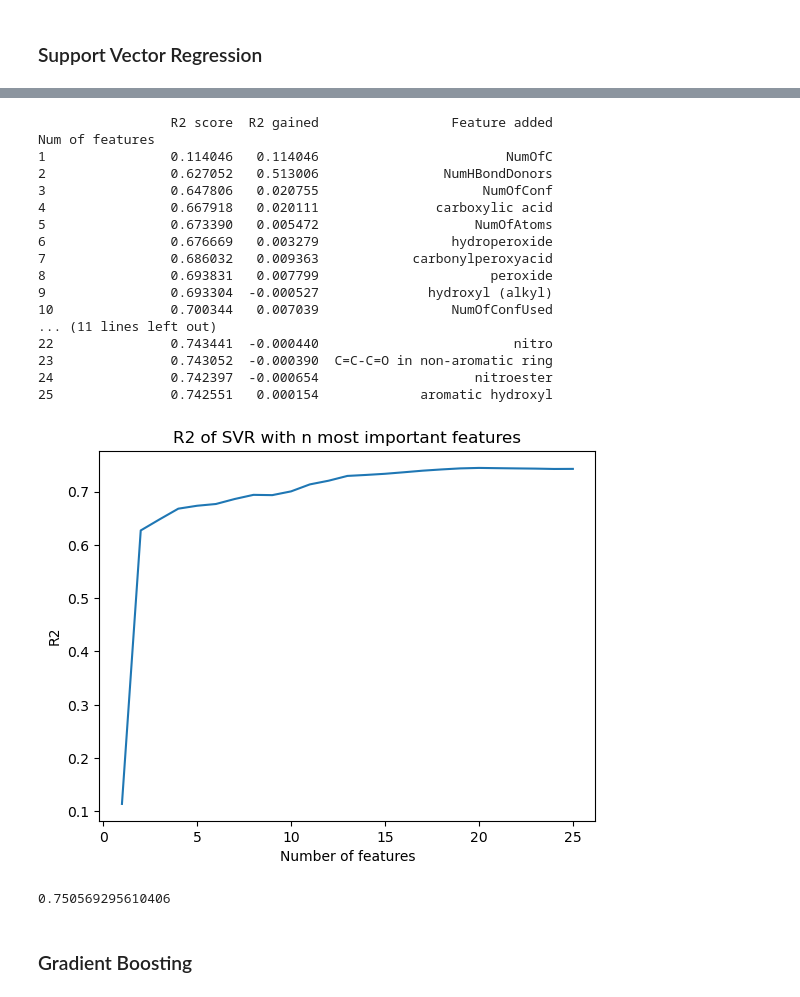
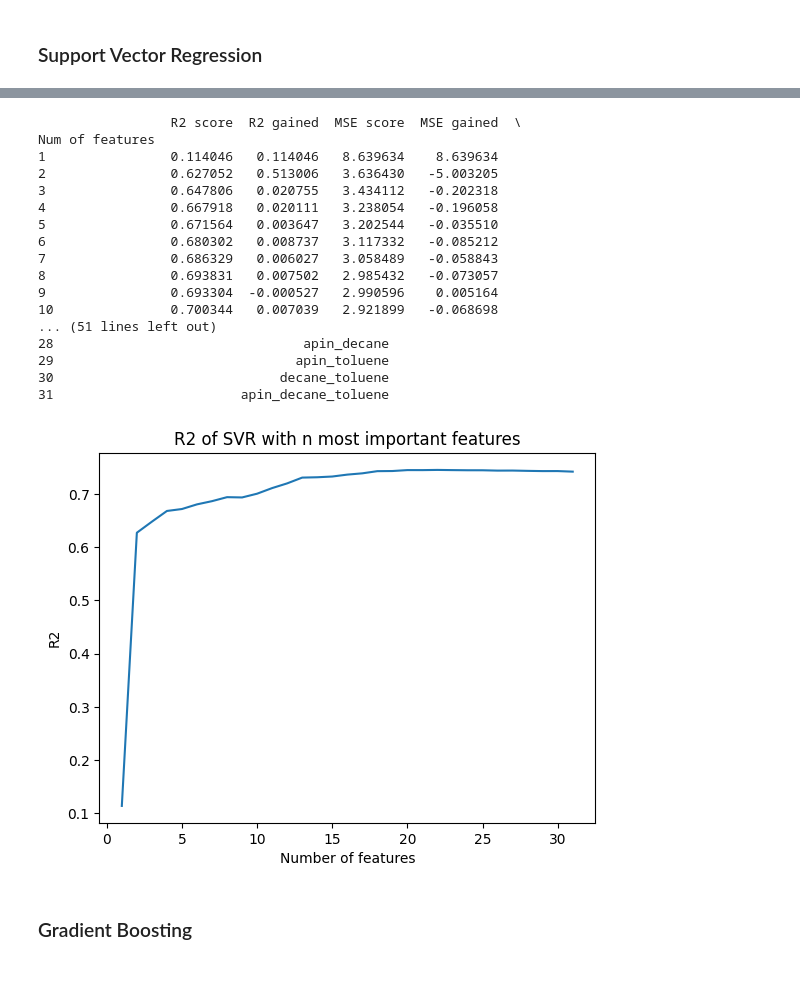
Before and after one commit to iml-term-project/project, a Jupyter notebook: okko/model_selection.ipynb, the cells around one changed output, grey strips where cells are left out. Cells and saved outputs as stored; diff of their text form; code cells hidden in the pictures.

```diff
--- a/okko/model_selection.ipynb
+++ b/okko/model_selection.ipynb
@@ -37,3 +21,15 @@ train_y = train['log_pSat_Pa']
+# %%
+train = train.loc[np.all(train.notna(), axis=1), :]
+train = train.join(pd.get_dummies(train['parentspecies'], dtype=int))
+train = train.drop('parentspecies', axis=1)
+test.loc[test['parentspecies'].isna(), 'parentspecies'] = 'toluene'
+test = test.join(pd.get_dummies(test['parentspecies'], dtype=int))
+test = test.drop('parentspecies', axis=1)
+dropped_features = ['log_pSat_Pa', 'ID']
+train_x = train.loc[:, ~train.columns.isin(dropped_features)]
+train_y = train['log_pSat_Pa']
+test_x = test.loc[:, ~test.columns.isin(dropped_features)]
+test_x.loc[:, 'decane_toluene'] = 0
 # %% [markdown]
 ## Default model scores
 # %%
@@ -128,14 +156,16 @@ dtype: float64
 try:
     with open('../pickles/rf_feature_selection_results.pickle', 'rb') as handle:
         rf_feature_selection_results = pickle.load(handle)
-        rf_r2_scores = rf_feature_selection_results['r2_results']
+        rf_scores = rf_feature_selection_results['r2_results']
 except:
-    rf_best_features, rf_r2_scores = select_only_important_features(rf_feature_importances, RandomForestRegressor(), train_x, train_y)
+    (rf_r2_scores, rf_mse_scores) = feature_selection(rf_feature_importances, RandomForestRegressor(), train_x, train_y)
 
 rf_feature_selection_df = pd.DataFrame({
-    'Num of features': np.arange(1,26),
+    'Num of features': np.arange(1,32),
     'R2 score': rf_r2_scores,
-    'R2 gained': rf_r2_scores - shift(rf_r2_scores, 1),
+    'R2 changed': rf_r2_scores - shift(rf_r2_scores, 1),
+    'MSE score': -np.array(rf_mse_scores),
+    'MSE changed': -np.array(rf_mse_scores) - shift(-np.array(rf_mse_scores), 1),
     'Feature added': rf_feature_importances.index
     })
 rf_feature_selection_df = rf_feature_selection_df.set_index('Num of features')
@@ -205,48 +233,44 @@ dtype: float64
 try:
     with open('../pickles/svm_feature_selection_results.pickle', 'rb') as handle:
         svm_feature_selection_results = pickle.load(handle)
-        svm_r2_scores = svm_feature_selection_results['r2_results']
+        svm_r2_scores = svm_feature_selection_results['r2_scores']
+        svm_mse_scores = svm_feature_selection_results['mse_scores']
 except:
-    svm_best_features, svm_r2_scores = select_only_important_features(svm_feature_importance_means, make_pipeline(StandardScaler(), SVR()), train_x, train_y)
+    (svm_r2_scores, svm_mse_scores) = feature_selection(svm_feature_importance_means, make_pipeline(StandardScaler(), SVR()), train_x, train_y)
 
 svm_feature_selection_df = pd.DataFrame({
-    'Num of features': np.arange(1,26),
+    'Num of features': np.arange(1,32),
     'R2 score': svm_r2_scores,
     'R2 gained': svm_r2_scores - shift(svm_r2_scores, 1),
+    'MSE score': -np.array(svm_mse_scores),
+    'MSE gained': -np.array(svm_mse_scores) - shift(-np.array(svm_mse_scores), 1),
     'Feature added': svm_feature_importance_means.index
     })
 svm_feature_selection_df = svm_feature_selection_df.set_index('Num of features')
 print(svm_feature_selection_df)
 # %% [output]
-                 R2 score  R2 gained                 Feature added
+                 R2 score  R2 gained  MSE score  MSE gained  \
 Num of features
-1                0.114046   0.114046                        NumOfC
-2                0.627052   0.513006                NumHBondDonors
-3                0.647806   0.020755                     NumOfConf
-4                0.667918   0.020111               carboxylic acid
-5                0.673390   0.005472                    NumOfAtoms
-6                0.676669   0.003279                 hydroperoxide
-7                0.686032   0.009363            carbonylperoxyacid
-8                0.693831   0.007799                      peroxide
-9                0.693304  -0.000527              hydroxyl (alkyl)
-10               0.700344   0.007039                 NumOfConfUsed
-... (11 lines left out)
-22               0.743441  -0.000440                         nitro
-23               0.743052  -0.000390  C=C-C=O in non-aromatic ring
-24               0.742397  -0.000654                    nitroester
-25               0.742551   0.000154             aromatic hydroxyl
+1                0.114046   0.114046   8.639634    8.639634
+2                0.627052   0.513006   3.636430   -5.003205
+3                0.647806   0.020755   3.434112   -0.202318
+4                0.667918   0.020111   3.238054   -0.196058
+5                0.671564   0.003647   3.202544   -0.035510
+6                0.680302   0.008737   3.117332   -0.085212
+7                0.686329   0.006027   3.058489   -0.058843
+8                0.693831   0.007502   2.985432   -0.073057
+9                0.693304  -0.000527   2.990596    0.005164
+10               0.700344   0.007039   2.921899   -0.068698
+... (51 lines left out)
+28                                apin_decane
+29                               apin_toluene
+30                             decane_toluene
+31                        apin_decane_toluene
 # %%
-plt.plot(np.arange(1,26), svm_r2_scores)
+plt.plot(np.arange(1,32), svm_r2_scores)
 plt.xlabel('Number of features')
 plt.ylabel('R2')
 plt.title('R2 of SVR with n most important features')
 plt.show()
 # %% [output]
-[figure, old version]
+[figure, new version]
-# %%
-svm_pipe = make_pipeline(StandardScaler(), SVR(C=2.0, epsilon=0.2))
-dropped_features = ['nitrate', 'NumOfN', 'nitro', 'C=C-C=O in non-aromatic ring', 'nitroester', 'aromatic hydroxyl']
-svm_scores = cross_val_score(svm_pipe, train_x.loc[:, ~train_x.columns.isin(dropped_features)], train_y, cv=10, scoring='r2')
-print(np.mean(svm_scores))
-# %% [output]
-0.750569295610406
```
Also changed, not shown: parts of 36 cells of this notebook, 6 other files.
